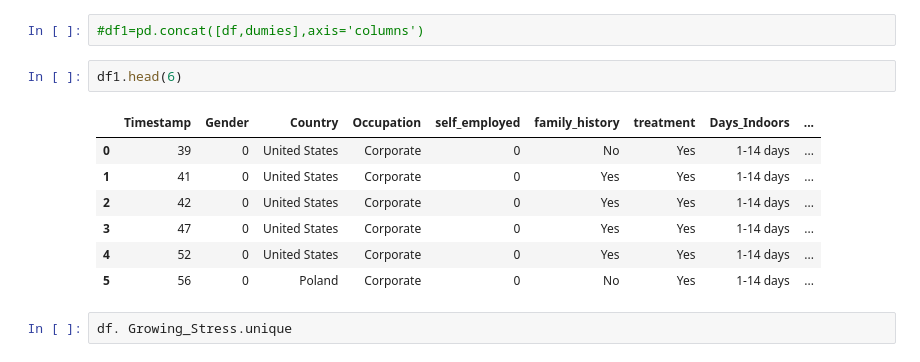
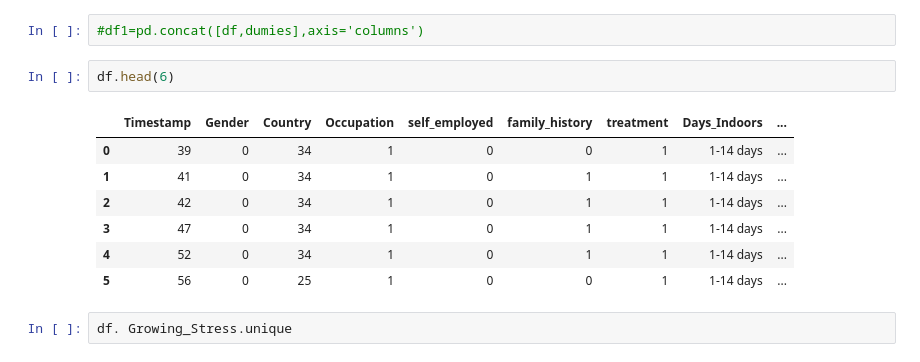
Before and after one commit to Haakam/python, a Jupyter notebook: EDA on m_H_D.ipynb, the cells around one changed output. Saved outputs shown, nothing was run; the diff lists cells and outputs as text.

```diff
--- a/EDA on m_H_D.ipynb
+++ b/EDA on m_H_D.ipynb
@@ -239,15 +238,15 @@ Name: count, dtype: int64
 # %%
 #df1=pd.concat([df,dumies],axis='columns')
 # %%
-df1.head(6)
+df.head(6)
 # %% [output]
 |  | Timestamp | Gender | Country | Occupation | self_employed | family_history | treatment | Days_Indoors | ... |
-| 0 | 39 | 0 | United States | Corporate | 0 | No | Yes | 1-14 days | ... |
-| 1 | 41 | 0 | United States | Corporate | 0 | Yes | Yes | 1-14 days | ... |
-| 2 | 42 | 0 | United States | Corporate | 0 | Yes | Yes | 1-14 days | ... |
-| 3 | 47 | 0 | United States | Corporate | 0 | Yes | Yes | 1-14 days | ... |
-| 4 | 52 | 0 | United States | Corporate | 0 | Yes | Yes | 1-14 days | ... |
-| 5 | 56 | 0 | Poland | Corporate | 0 | No | Yes | 1-14 days | ... |
+| 0 | 39 | 0 | 34 | 1 | 0 | 0 | 1 | 1-14 days | ... |
+| 1 | 41 | 0 | 34 | 1 | 0 | 1 | 1 | 1-14 days | ... |
+| 2 | 42 | 0 | 34 | 1 | 0 | 1 | 1 | 1-14 days | ... |
+| 3 | 47 | 0 | 34 | 1 | 0 | 1 | 1 | 1-14 days | ... |
+| 4 | 52 | 0 | 34 | 1 | 0 | 1 | 1 | 1-14 days | ... |
+| 5 | 56 | 0 | 25 | 1 | 0 | 0 | 1 | 1-14 days | ... |
 # %%
 df.	Growing_Stress.unique
 # %% [output]
```
Also changed, not shown: parts of 9 cells of this notebook.
